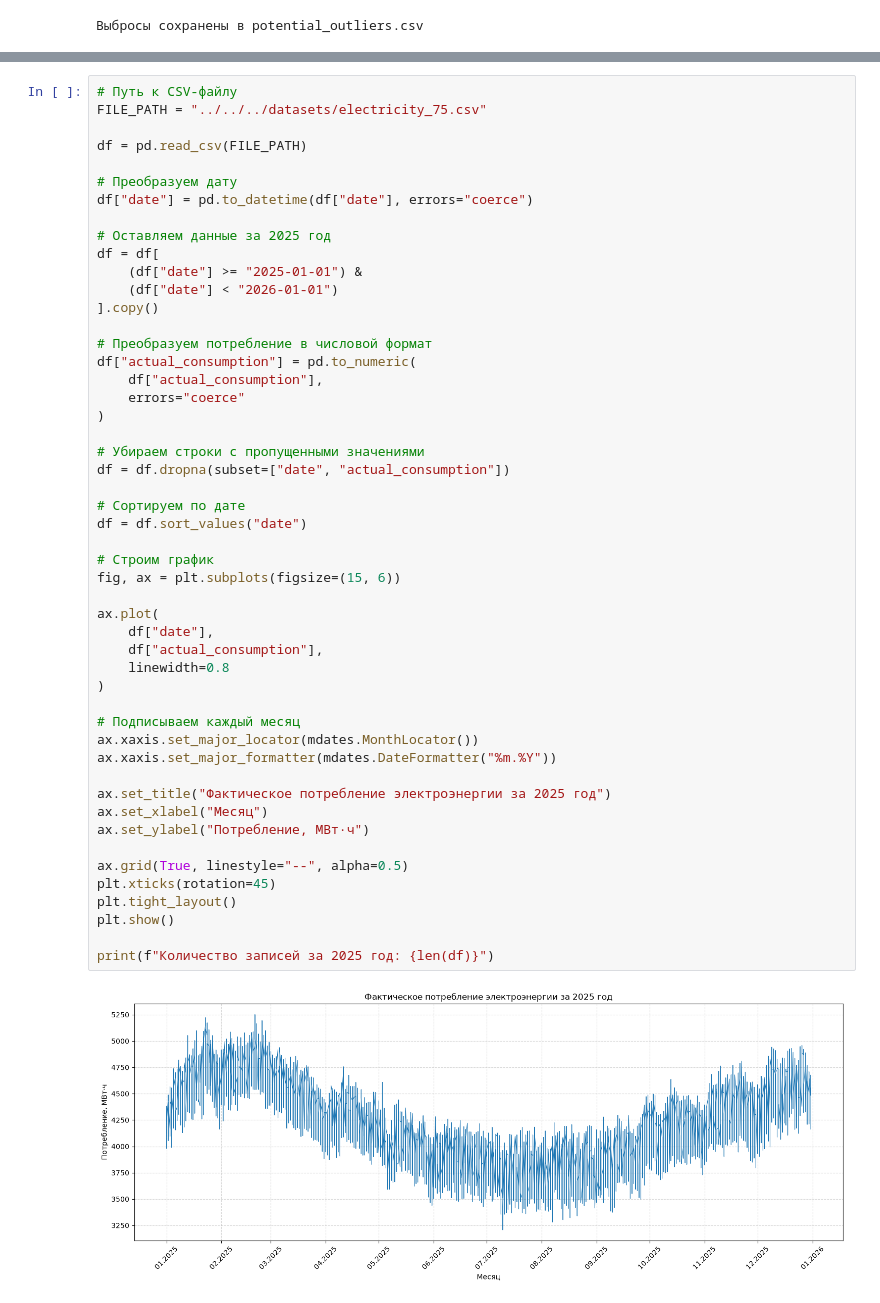
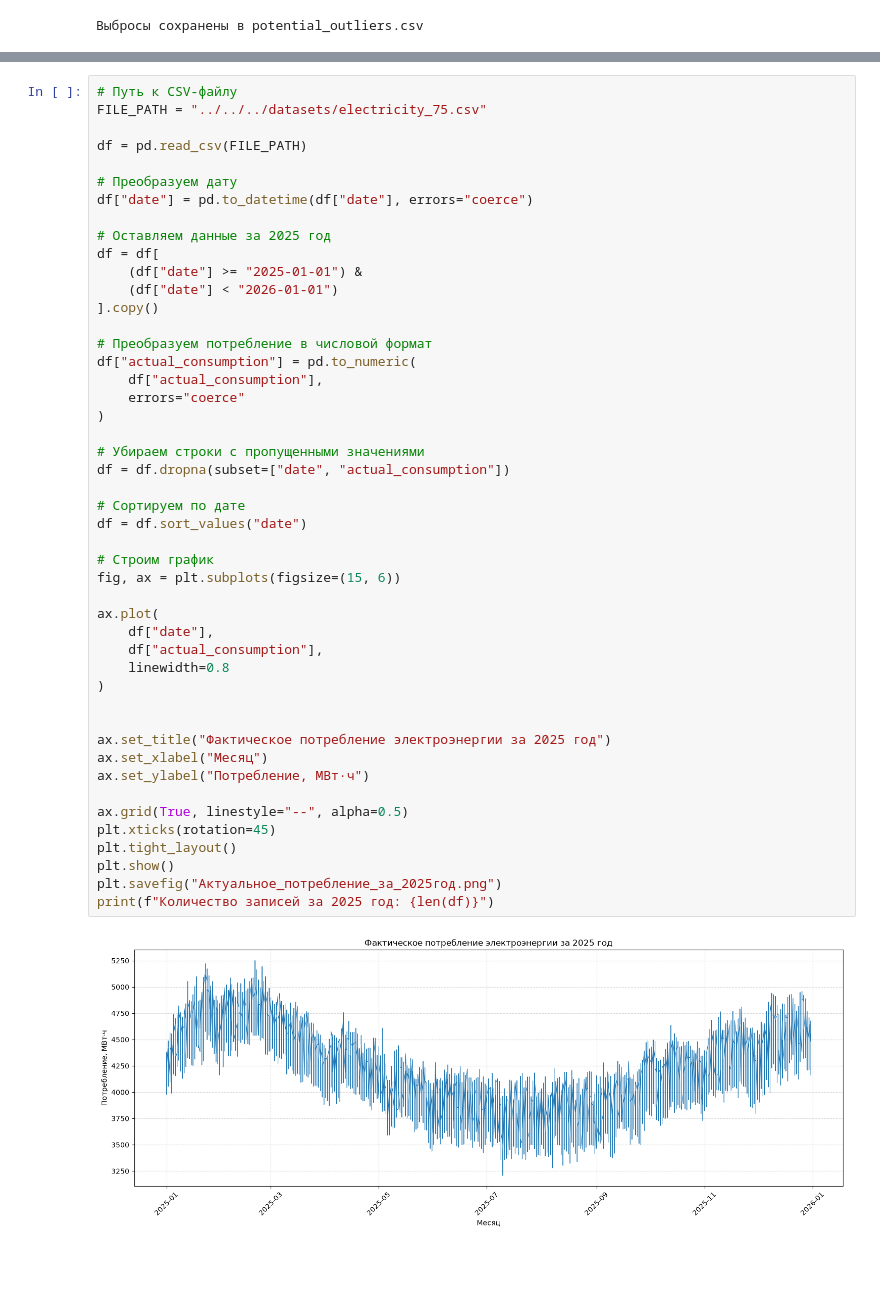
Before and after one commit to IndustrialTrack/peak-load-forecasting, a Jupyter notebook: CNN(1D)/cmd/graph/main.ipynb, the cells around one changed output, grey strips where cells are left out. Cells and saved outputs as stored; diff of their text form; blank space fills up the shorter version.

```diff
--- a/CNN(1D)/cmd/graph/main.ipynb
+++ b/CNN(1D)/cmd/graph/main.ipynb
@@ -255,36 +225,33 @@ df["actual_consumption"] = pd.to_numeric(
     df["actual_consumption"],
     errors="coerce"
 )
 
 # Убираем строки с пропущенными значениями
 df = df.dropna(subset=["date", "actual_consumption"])
 
 # Сортируем по дате
 df = df.sort_values("date")
 
 # Строим график
 fig, ax = plt.subplots(figsize=(15, 6))
 
 ax.plot(
     df["date"],
     df["actual_consumption"],
     linewidth=0.8
 )
 
-# Подписываем каждый месяц
-ax.xaxis.set_major_locator(mdates.MonthLocator())
-ax.xaxis.set_major_formatter(mdates.DateFormatter("%m.%Y"))
 
 ax.set_title("Фактическое потребление электроэнергии за 2025 год")
 ax.set_xlabel("Месяц")
 ax.set_ylabel("Потребление, МВт·ч")
 
 ax.grid(True, linestyle="--", alpha=0.5)
 plt.xticks(rotation=45)
 plt.tight_layout()
 plt.show()
-
+plt.savefig("Актуальное_потребление_за_2025год.png")
 print(f"Количество записей за 2025 год: {len(df)}")
 # %% [output]
-[figure, old version]
+[figure, new version]
 Количество записей за 2025 год: 8759
```
Also changed, not shown: parts of 3 cells of this notebook, 7 other files.
